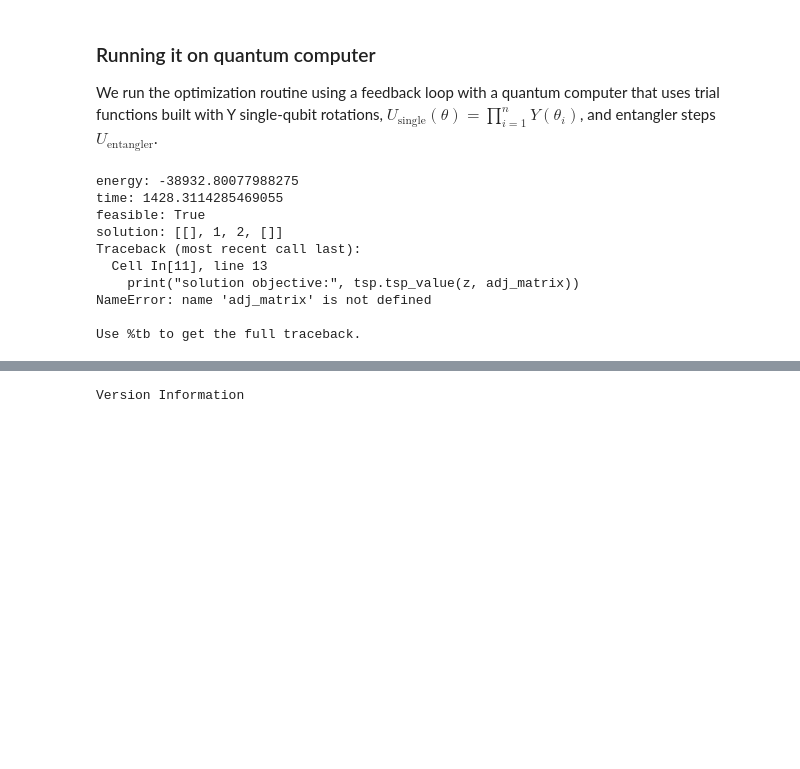
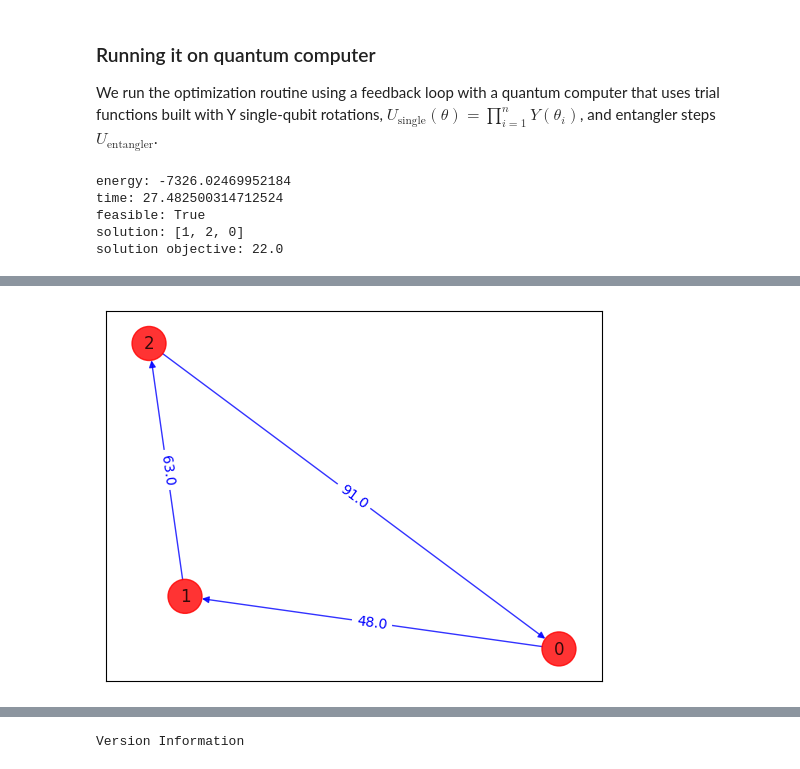
Before and after one commit to Janindu-n/Ihsan, a Jupyter notebook: TSP_notebook.ipynb, the cells around one changed output, grey strips where cells are left out. Saved outputs shown, nothing was run; the diff lists cells and outputs as text; code cells hidden in the pictures; blank space fills up the shorter version.

```diff
--- a/TSP_notebook.ipynb
+++ b/TSP_notebook.ipynb
@@ -223,3 +120,28 @@ $$C(\textbf{x})=\sum_{i,j}w_{ij}\sum_{p} x_{i,p}x_{j,p+1}+ A\sum_p\left(1- \sum_
 where $A$ is a free parameter. One needs to ensure that $A$ is large enough so that these constraints are respected. One way to do this is to choose $A$ such that $A > \mathrm{max}(w_{ij})$.
 
 Once again, it is easy to map the problem in this form to a quantum computer, and the solution will be found by minimizing a Ising Hamiltonian.
+# %%
+# Generating a graph of 3 nodes
+import numpy as np
+import networkx as nx
+import matplotlib.pyplot as plt
+from random import seed, randint
+
+# Function to generate a random TSP graph
+def random_tsp():
+    #seed(seed_value)
+    G = nx.Graph()
+    for i in range(n):
+        for j in range(i + 1, n):
+            # Random weight between 1 and 10
+            weight = randint(1, 10)
+            G.add_edge(i, j, weight=weight)
+    return G
+
+# Generate a TSP instance with 3 nodes
+n = 3
+tsp_graph = random_tsp()
+
+# Create adjacency matrix
+adj_matrix = nx.to_numpy_array(tsp_graph)
+print("Distance matrix:\n", adj_matrix)
@@ -228,7 +242,21 @@ Once again, it is easy to map the problem in this form to a quantum computer, an
+# %%
+def draw_tsp_solution(G, order, colors, pos):
+    G2 = nx.DiGraph()
+    G2.add_nodes_from(G)
+    n = len(order)
+    for i in range(n):
+        j = (i + 1) % n
+        G2.add_edge(order[i], order[j], weight=G[order[i]][order[j]]["weight"])
+    default_axes = plt.axes(frameon=True)
+    nx.draw_networkx(
+        G2, node_color=colors, edge_color="b", node_size=600, alpha=0.8, ax=default_axes, pos=pos
+    )
+    edge_labels = nx.get_edge_attributes(G2, "weight")
+    nx.draw_networkx_edge_labels(G2, pos, font_color="b", edge_labels=edge_labels)
 # %% [markdown]
 ### Mapping to the Ising problem
 # %%
-n = 4
+n = 3
 tsp = Tsp.create_random_instance(n, seed=123)
 qp = tsp.to_quadratic_program()
 print(qp.prettyprint())
@@ -328,7 +354,7 @@ We run the optimization routine using a feedback loop with a quantum computer th
 algorithm_globals.random_seed = 123
 seed = 10598
 # %%
-optimizer = SPSA(maxiter=100)
+optimizer = SPSA(maxiter=300)
 ry = TwoLocal(qubitOp.num_qubits, "ry", "cz", reps=5, entanglement="linear")
 vqe = SamplingVQE(sampler=Sampler(), ansatz=ry, optimizer=optimizer)
 
@@ -343,13 +369,8 @@ print("solution:", z)
 print("solution objective:", tsp.tsp_value(z, adj_matrix))
 draw_tsp_solution(tsp.graph, z, colors, pos)
 # %% [output]
-energy: -38932.80077988275
-time: 1428.3114285469055
+energy: -7326.02469952184
+time: 27.482500314712524
 feasible: True
-solution: [[], 1, 2, []]
-Traceback (most recent call last):
-  Cell In[11], line 13
-    print("solution objective:", tsp.tsp_value(z, adj_matrix))
-NameError: name 'adj_matrix' is not defined
-
-Use %tb to get the full traceback.
+solution: [1, 2, 0]
+solution objective: 22.0
@@ -357,3 +377,4 @@ Use %tb to get the full traceback.
+[figure, added]
 # %%
 algorithm_globals.random_seed = 123
 seed = 10598
```
Also changed, not shown: parts of 22 cells of this notebook.
